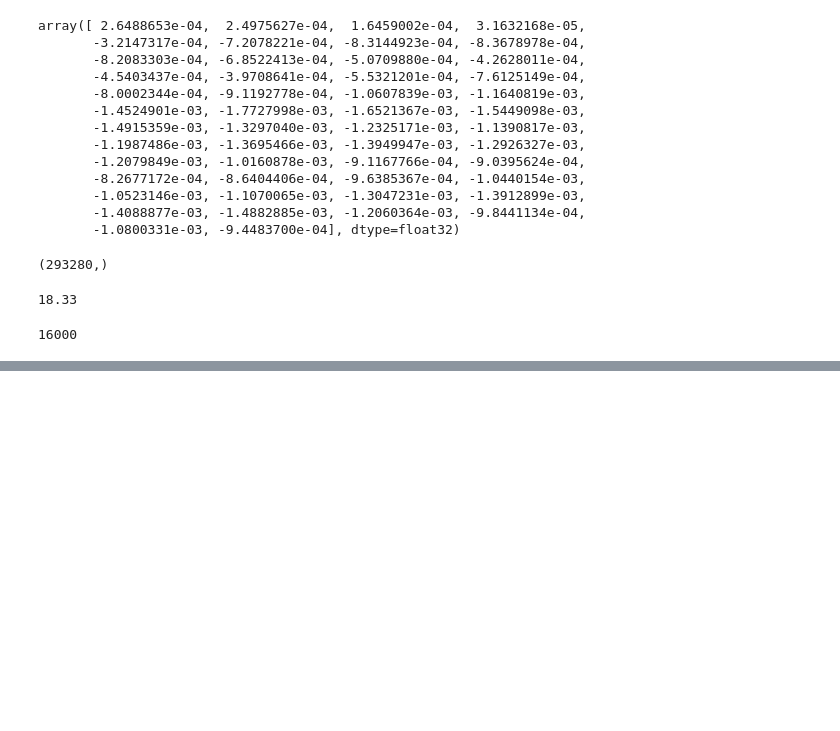
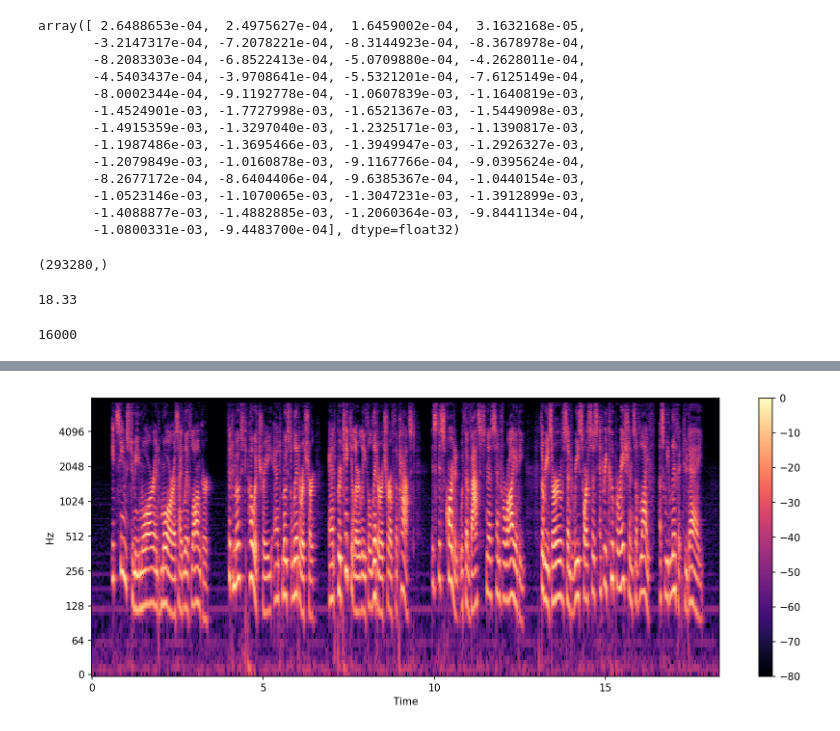
Before and after one commit to IrfanKpm/ai-with-huggingface, a Jupyter notebook: ch02_audio_models.ipynb, the cells around one changed output, grey strips where cells are left out. Drawn from its saved outputs; the diff is of its cells as text; code cells hidden in the pictures; blank space fills up the shorter version.

```diff
--- a/ch02_audio_models.ipynb
+++ b/ch02_audio_models.ipynb
@@ -42,0 +86,3 @@ sr
+# %%
+D = librosa.stft(y)
+D
@@ -42,0 +107,3 @@ sr
+# %%
+D_db = librosa.amplitude_to_db(np.abs(D), ref=np.max)
+D_db
@@ -42,0 +124,7 @@ sr
+# %%
+plt.figure(figsize=(14,5),dpi=150)
+librosa.display.specshow(D_db, sr=sr, x_axis='time', y_axis='log')
+plt.colorbar()
+plt.show()
+# %% [output]
+[figure, added]
```
Also changed, not shown: parts of 11 cells of this notebook.
